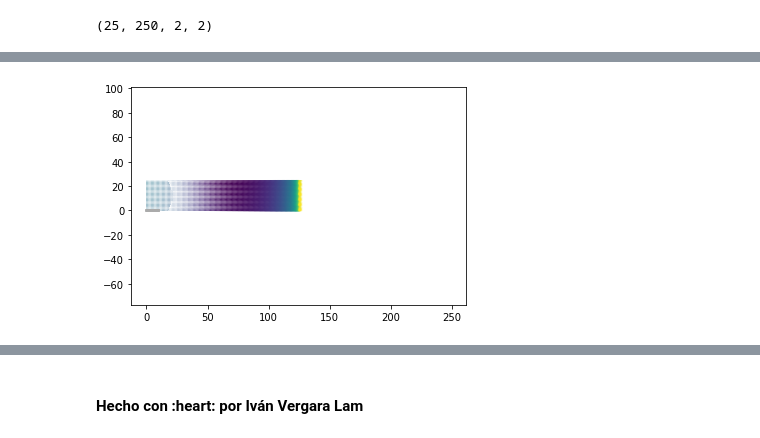
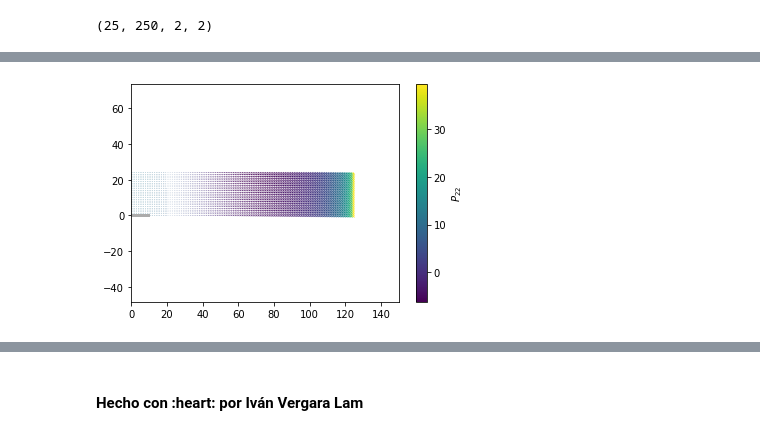
Before and after one commit to ivanvlam/IBM2020, a Jupyter notebook: Tarea 2/tarea-2.ipynb, the cells around one changed output, grey strips where cells are left out. Drawn from its saved outputs; the diff is of its cells as text; code cells hidden in the pictures.

```diff
--- a/Tarea 2/tarea-2.ipynb
+++ b/Tarea 2/tarea-2.ipynb
@@ -88,7 +88,12 @@ for i in range(len(BB_XX[:, 0])):
 
         # Determinante de F
         J = np.pi / L * (local_y + R)
-        log_J = np.log(J)
+
+        # Logaritmo de J
+        try:
+            log_J = np.log(J)
+        except:
+            log_J = 0
 
         local_P = mu * (local_F - np.linalg.inv(np.transpose(local_F))) + lambda_ * log_J * np.linalg.inv(np.transpose(local_F))
 
@@ -101,10 +117,11 @@ P_22 = P[:, :, 1, 1]
 # %%
 plt.figure()
 plt.plot(BB_x, BB_y, color='#ABABAB')
-plt.quiver(BB_x, BB_y, P_22, color = 'k')  # * es para desempaquetar
+plt.quiver(BB_XX, BB_YY, P_22, color = 'k')  # * es para desempaquetar
+plt.colorbar(label = r'$P_{22}$')
 plt.axis('equal')
-#plt.xlim(0.75 * L, 1.25 * L)
-#plt.ylim(-0.25 * h, 0.25 * h)
+plt.xlim(0, 150)
+plt.ylim(-5, 30)
 plt.show()
 # %% [output]
-[figure, old version]
+[figure, new version]
```
Also changed, not shown: parts of 2 cells of this notebook.
